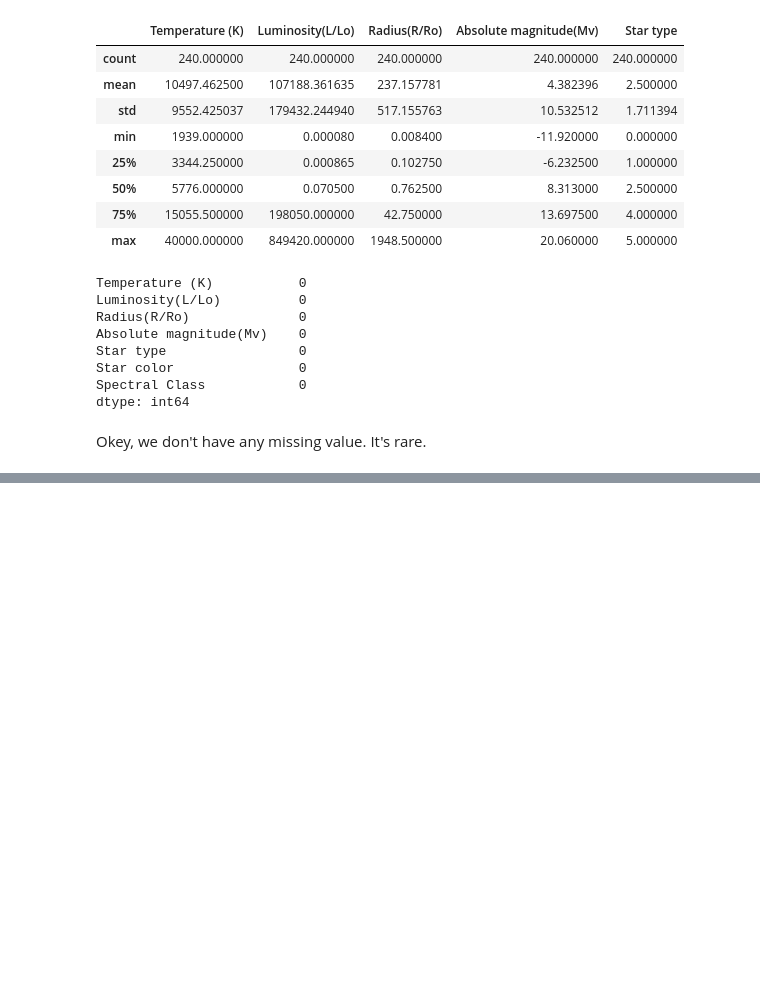
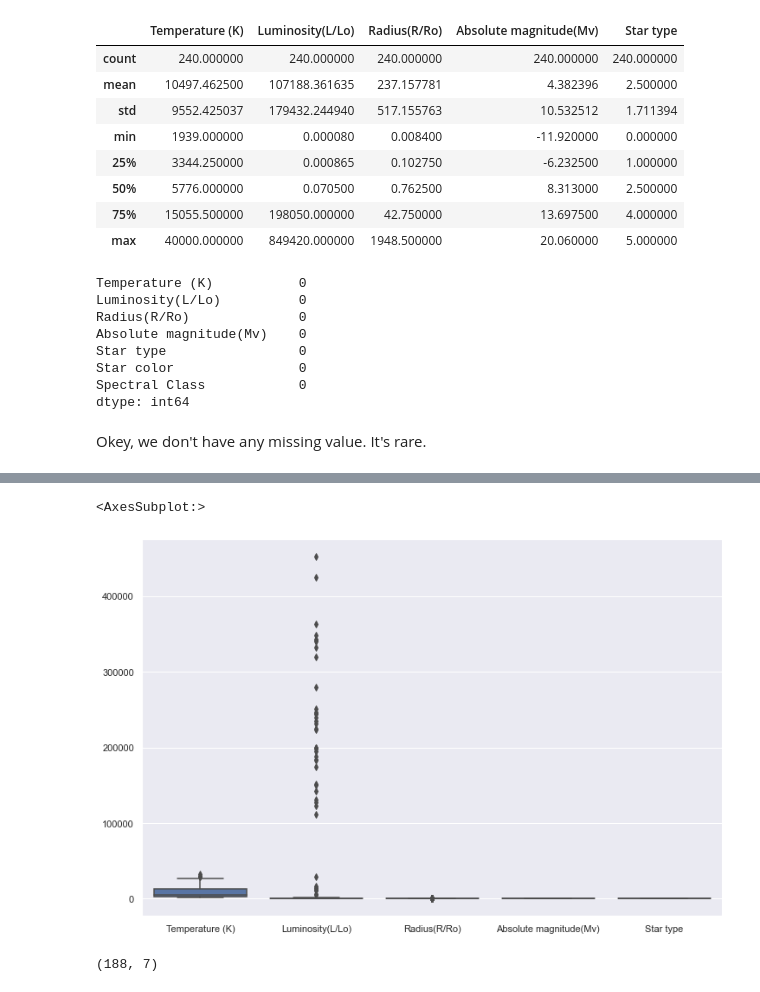
Before and after one commit to BanSolo/Star_types_classification, a Jupyter notebook: notebook/Star type classification notebook.ipynb, the cells around one changed output, grey strips where cells are left out. Drawn from its saved outputs; the diff is of its cells as text; code cells hidden in the pictures; blank space fills up the shorter version.

```diff
--- a/notebook/Star type classification notebook.ipynb
+++ b/notebook/Star type classification notebook.ipynb
@@ -67,0 +94,16 @@ Okey, we don't have any missing value. It's rare.
+# %%
+Q1 = df[num_cols].quantile(0.25)
+Q3 = df[num_cols].quantile(0.75)
+IQR = Q3 - Q1
+
+df_filtered = df[~((df[num_cols] < (Q1 - 1.5 * IQR)) | (df[num_cols] > (Q3 + 1.5 * IQR))).any(axis=1)]
+
+plt.figure(figsize=(12, 8))
+sns.boxplot(data=df_filtered[num_cols])
+# %% [output]
+<AxesSubplot:>
+[figure, added]
+# %%
+df_filtered.shape
+# %% [output]
+(188, 7)
```
Also changed, not shown: parts of 8 cells of this notebook.
